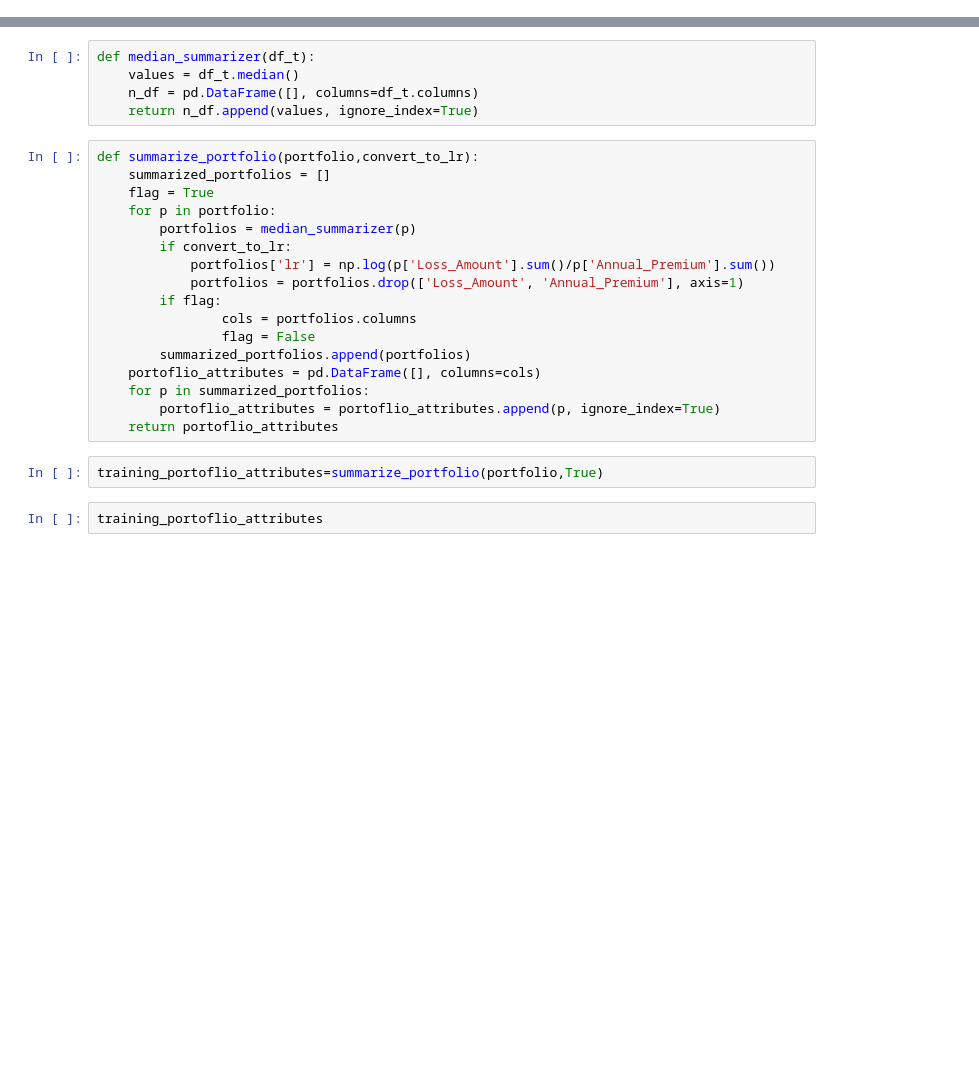
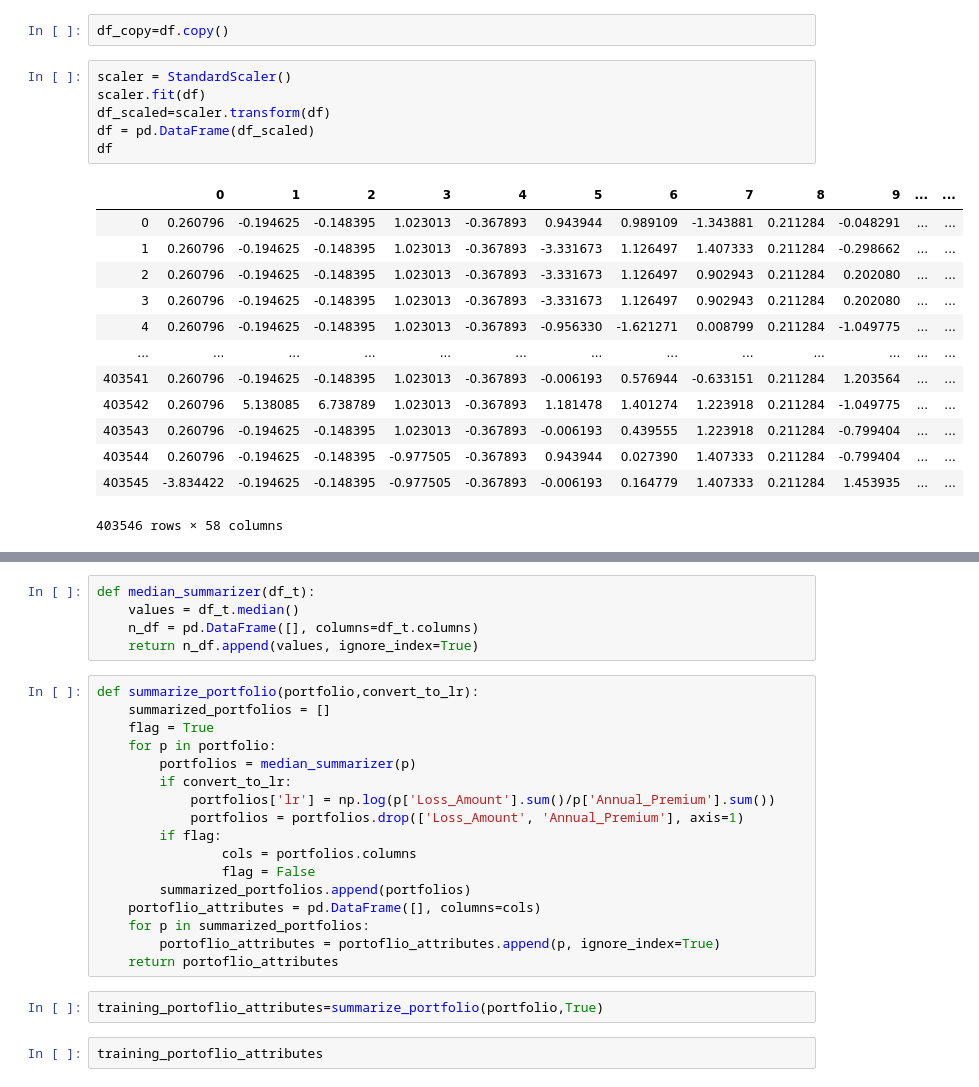
Before and after one commit to shubham6396/Big-Data-6100-Project-Team-7, a Jupyter notebook: BigDataProject.ipynb, the cells around one changed output, grey strips where cells are left out. Saved outputs shown, nothing was run; the diff lists cells and outputs as text; blank space fills up the shorter version.

```diff
--- a/BigDataProject.ipynb
+++ b/BigDataProject.ipynb
@@ -110,0 +268,22 @@ df_copy
+# %%
+df_copy=df.copy()
+# %%
+scaler = StandardScaler()
+scaler.fit(df)
+df_scaled=scaler.transform(df)
+df = pd.DataFrame(df_scaled)
+df
+# %% [output]
+|  | 0 | 1 | 2 | 3 | 4 | 5 | 6 | 7 | 8 | 9 | ... | ... |
+| 0 | 0.260796 | -0.194625 | -0.148395 | 1.023013 | -0.367893 | 0.943944 | 0.989109 | -1.343881 | 0.211284 | -0.048291 | ... | ... |
+| 1 | 0.260796 | -0.194625 | -0.148395 | 1.023013 | -0.367893 | -3.331673 | 1.126497 | 1.407333 | 0.211284 | -0.298662 | ... | ... |
+| 2 | 0.260796 | -0.194625 | -0.148395 | 1.023013 | -0.367893 | -3.331673 | 1.126497 | 0.902943 | 0.211284 | 0.202080 | ... | ... |
+| 3 | 0.260796 | -0.194625 | -0.148395 | 1.023013 | -0.367893 | -3.331673 | 1.126497 | 0.902943 | 0.211284 | 0.202080 | ... | ... |
+| 4 | 0.260796 | -0.194625 | -0.148395 | 1.023013 | -0.367893 | -0.956330 | -1.621271 | 0.008799 | 0.211284 | -1.049775 | ... | ... |
+| ... | ... | ... | ... | ... | ... | ... | ... | ... | ... | ... | ... | ... |
+| 403541 | 0.260796 | -0.194625 | -0.148395 | 1.023013 | -0.367893 | -0.006193 | 0.576944 | -0.633151 | 0.211284 | 1.203564 | ... | ... |
+| 403542 | 0.260796 | 5.138085 | 6.738789 | 1.023013 | -0.367893 | 1.181478 | 1.401274 | 1.223918 | 0.211284 | -1.049775 | ... | ... |
+| 403543 | 0.260796 | -0.194625 | -0.148395 | 1.023013 | -0.367893 | -0.006193 | 0.439555 | 1.223918 | 0.211284 | -0.799404 | ... | ... |
+| 403544 | 0.260796 | -0.194625 | -0.148395 | -0.977505 | -0.367893 | 0.943944 | 0.027390 | 1.407333 | 0.211284 | -0.799404 | ... | ... |
+| 403545 | -3.834422 | -0.194625 | -0.148395 | -0.977505 | -0.367893 | -0.006193 | 0.164779 | 1.407333 | 0.211284 | 1.453935 | ... | ... |
+403546 rows × 58 columns
```
Also changed, not shown: parts of 53 cells of this notebook.
